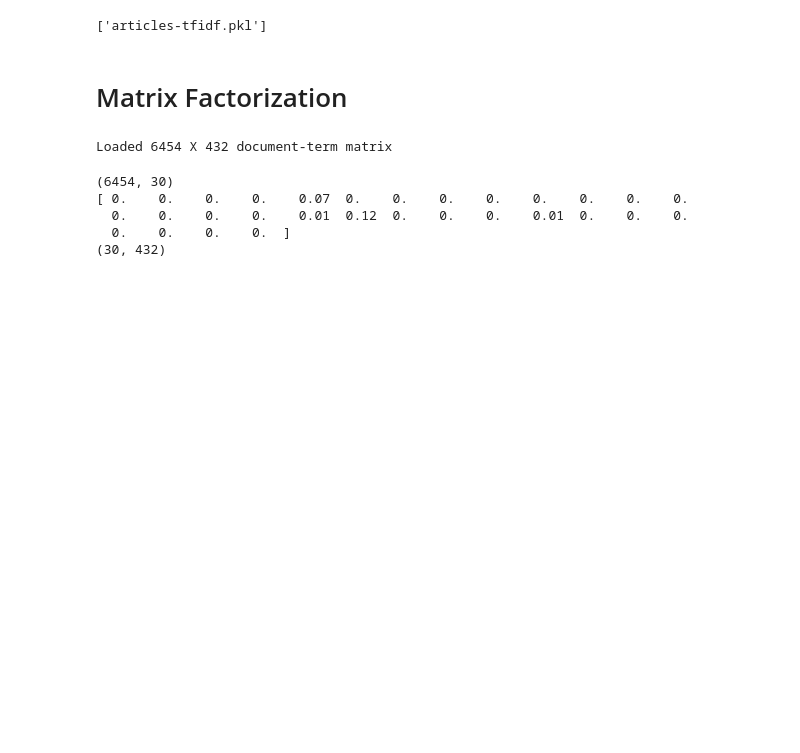
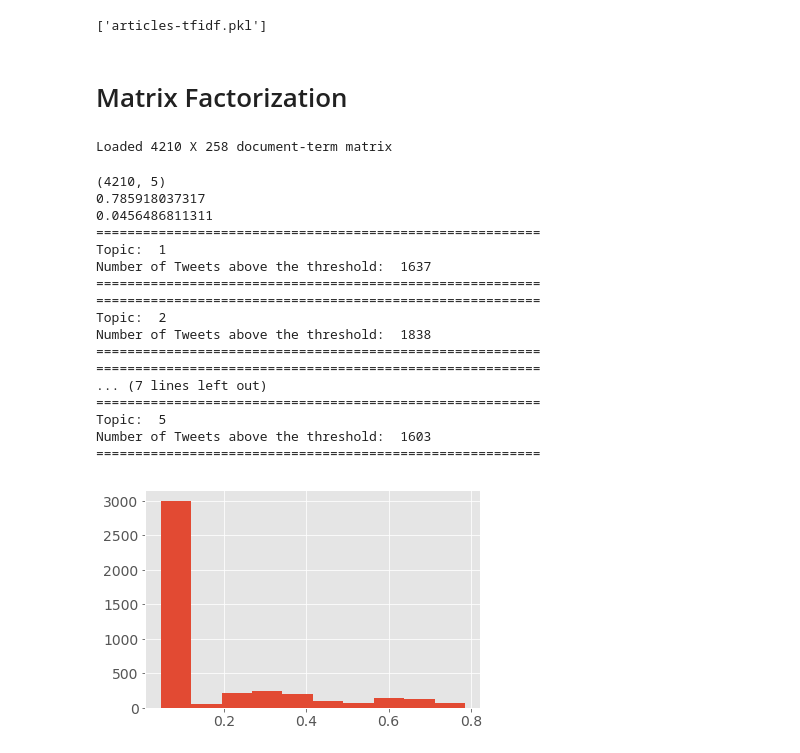
Before and after one commit to Moly-malibu/sentiment_analysis-1, a Jupyter notebook: topic_modelling/topic_modelling.ipynb, the cells around one changed output. Cells and saved outputs as stored; diff of their text form; code cells hidden in the pictures; blank space fills up the shorter version.

```diff
--- a/topic_modelling/topic_modelling.ipynb
+++ b/topic_modelling/topic_modelling.ipynb
@@ -257,24 +263,54 @@ from sklearn.externals import joblib
 print( "Loaded %d X %d document-term matrix" % (A.shape[0], A.shape[1]) )
 
 # create the model
-k = 30 # The number of topics to generate
-model = decomposition.NMF( init="nndsvd", n_components=k )
+k = 5 # The number of topics to generate
+#model = decomposition.NMF( init="nndsvd", n_components=k )
+model = decomposition.LatentDirichletAllocation(n_topics=k, max_iter=5, learning_method='online', learning_offset=50.,random_state=0)
+
 # apply the model and extract the two factor matrices
 W = model.fit_transform( A )
 H = model.components_
 # %% [output]
-Loaded 6454 X 432 document-term matrix
+Loaded 4210 X 258 document-term matrix
 # %%
 # The W[i][j] matrix, i represents the document, and j represents the association with a given topic
 print(W.shape)
-print(W[3][:].round(2))
+
+topic = 0
+threshold = 0.1
+print(max(W[:,topic]))
+print(min(W[:,topic]))
+plt.hist(W[:,topic])
+
+N_topic_samples = []
+
+for topic in range(0,k):
+    above_threshold = len(W[W[:,topic]>=threshold,topic])
+    print('=========================================================')
+    N_topic_samples.append(above_threshold)
+    print('Topic: ', topic+1)
+    print( "Number of Tweets above the threshold: ", above_threshold )
+    print('=========================================================')
 
 # The H[i][j] matrix
-print(H.shape)
+#print(H.shape)
 # %% [output]
-(6454, 30)
-[ 0.    0.    0.    0.    0.07  0.    0.    0.    0.    0.    0.    0.    0.
-  0.    0.    0.    0.    0.01  0.12  0.    0.    0.    0.01  0.    0.    0.
-  0.    0.    0.    0.  ]
-(30, 432)
+(4210, 5)
+0.785918037317
+0.0456486811311
+=========================================================
+Topic:  1
+Number of Tweets above the threshold:  1637
+=========================================================
+=========================================================
+Topic:  2
+Number of Tweets above the threshold:  1838
+=========================================================
+=========================================================
+... (7 lines left out)
+=========================================================
+Topic:  5
+Number of Tweets above the threshold:  1603
+=========================================================
+[figure, added]
 # %%
```
Also changed, not shown: parts of 12 cells of this notebook, 3 other files.
